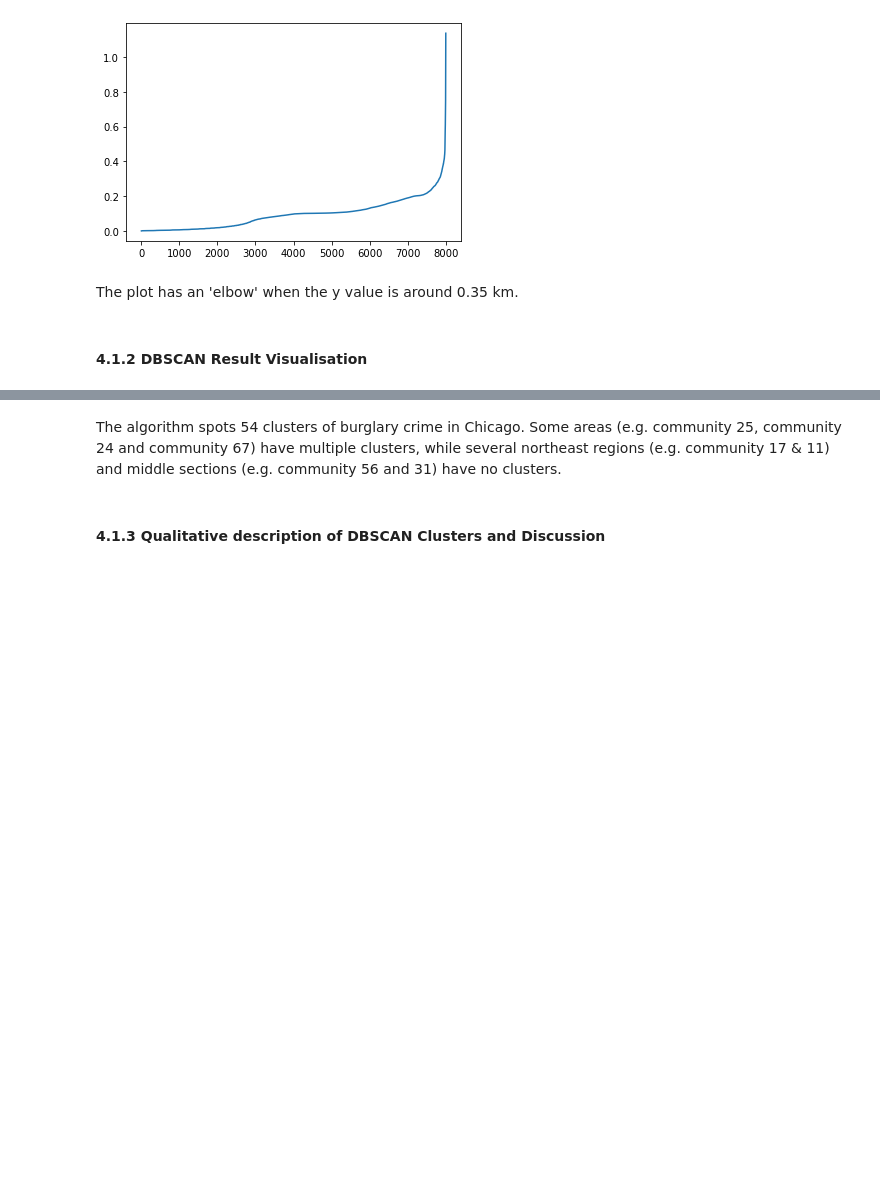
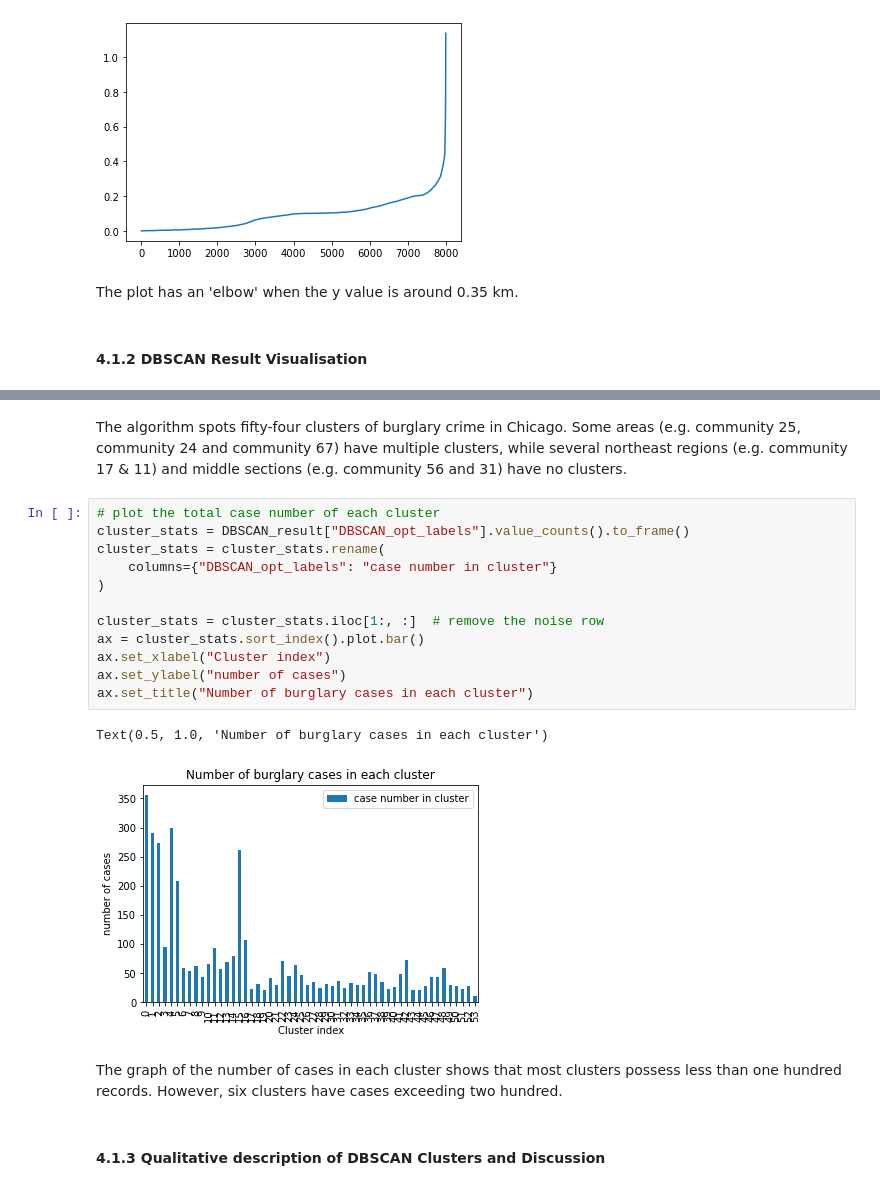
Before and after one commit to NijunJiang/CASA_CW, a Jupyter notebook: coursework.ipynb, the cells around one changed output, grey strips where cells are left out. Drawn from its saved outputs; the diff is of its cells as text; blank space fills up the shorter version.

```diff
--- a/coursework.ipynb
+++ b/coursework.ipynb
@@ -554,7 +598,24 @@ dbPlot(DBSCAN_result=DBSCAN_result)
 The silhouette score is 0.4401230161702594
 [figure]
 # %% [markdown]
-The algorithm spots 54 clusters of burglary crime in Chicago. Some areas (e.g. community 25, community 24 and community 67) have multiple clusters, while several northeast regions (e.g. community 17 & 11) and middle sections (e.g. community 56 and 31) have no clusters.
+The algorithm spots fifty-four clusters of burglary crime in Chicago. Some areas (e.g. community 25, community 24 and community 67) have multiple clusters, while several northeast regions (e.g. community 17 & 11) and middle sections (e.g. community 56 and 31) have no clusters.
+# %%
+# plot the total case number of each cluster
+cluster_stats = DBSCAN_result["DBSCAN_opt_labels"].value_counts().to_frame()
+cluster_stats = cluster_stats.rename(
+    columns={"DBSCAN_opt_labels": "case number in cluster"}
+)
+
+cluster_stats = cluster_stats.iloc[1:, :]  # remove the noise row
+ax = cluster_stats.sort_index().plot.bar()
+ax.set_xlabel("Cluster index")
+ax.set_ylabel("number of cases")
+ax.set_title("Number of burglary cases in each cluster")
+# %% [output]
+Text(0.5, 1.0, 'Number of burglary cases in each cluster')
+[figure, added]
+# %% [markdown]
+The graph of the number of cases in each cluster shows that most clusters possess less than one hundred records. However, six clusters have cases exceeding two hundred.
 # %% [markdown]
 #### 4.1.3 Qualitative description of DBSCAN Clusters and Discussion
 # %%
```
Also changed, not shown: parts of 64 cells of this notebook.
